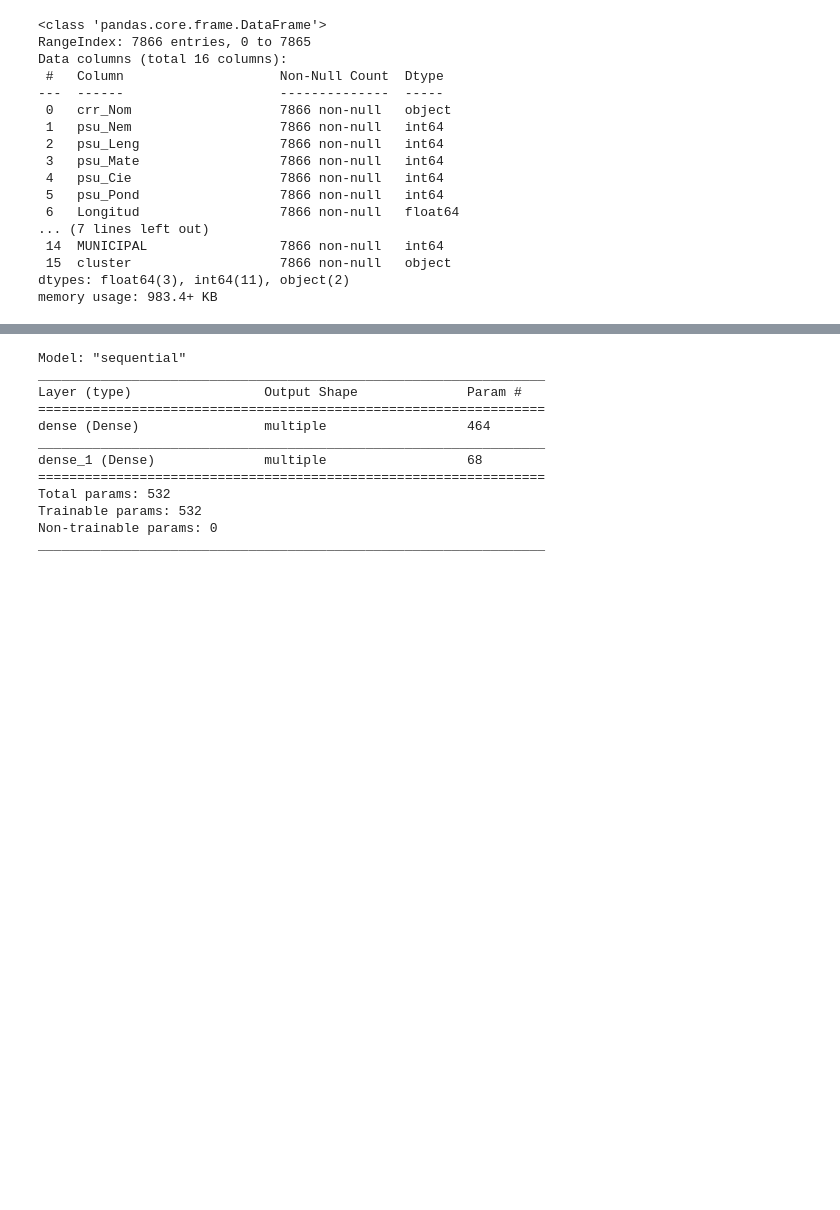
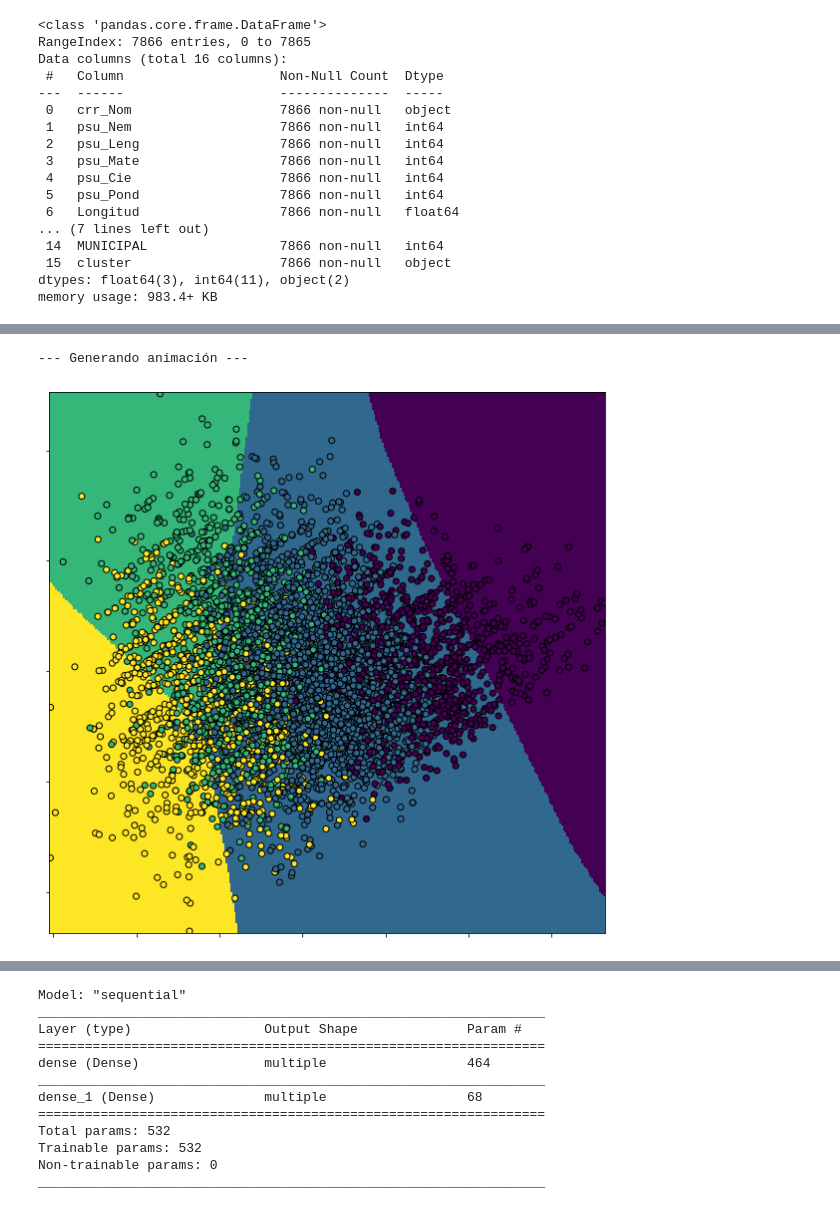
Before and after one commit to joseortegalabra/MLBI, a Jupyter notebook: Tarea1_MLBI_José_Ignacio_Ortega_Labra.ipynb, the cells around one changed output, grey strips where cells are left out. Saved outputs shown, nothing was run; the diff lists cells and outputs as text; code cells hidden in the pictures; blank space fills up the shorter version.

```diff
--- a/Tarea1_MLBI_José_Ignacio_Ortega_Labra.ipynb
+++ b/Tarea1_MLBI_José_Ignacio_Ortega_Labra.ipynb
@@ -327,0 +333,3 @@ weighted avg     0.7942    0.7954    0.7937      1574
+# %%
+loss_object = kr.losses.CategoricalCrossentropy()
+optimizer = kr.optimizers.Adam(learning_rate = lr)
@@ -327,0 +343,27 @@ weighted avg     0.7942    0.7954    0.7937      1574
+# %%
+def train_step(data, labels):
+  with tf.GradientTape() as tape:
+    predictions = model_ex1(data)
+    loss = loss_object(labels, predictions)
+  gradients = tape.gradient(loss, model_ex1.trainable_variables)
+  optimizer.apply_gradients(zip(gradients, model_ex1.trainable_variables))
+
+  train_loss(loss)
+  train_accuracy(  tf.argmax(labels, axis=1).numpy() , predictions)
+# %%
+def test_step(data, labels):
+  predictions = model_ex1(data)
+  t_loss = loss_object(labels, predictions)
+
+  test_loss(t_loss)
+  test_accuracy( tf.argmax(labels, axis=1).numpy(), predictions)
+# %%
+#crear datos para grafico dinamico
+x_min, x_max = ex1.X_train_2d[:, 0].min() - 2., ex1.X_train_2d[:, 0].max() + 2.
+y_min, y_max = ex1.X_train_2d[:, 1].min() - 2., ex1.X_train_2d[:, 1].max() + 2.
+h = 2.
+xx, yy = np.meshgrid(np.arange(x_min, x_max, h), np.arange(y_min, y_max, h))
+data_fict_2d = np.c_[xx.ravel(), yy.ravel()]
+data_fict = ex1.scaler.transform(ex1.pca.inverse_transform(data_fict_2d))
+
+ims = []
@@ -327,0 +428,16 @@ weighted avg     0.7942    0.7954    0.7937      1574
+# %%
+#Animación Train
+ims = []
+
+fig = plt.figure(figsize=(10, 10))
+
+print("--- Generando animación ---")
+
+for fr in range(len(iPY)):
+  im = plt.pcolormesh(xx, yy, iPY[fr], animated=True)
+  plt.scatter(ex1.X_train_2d[:, 0], ex1.X_train_2d[:, 1], c=ex1.y_train, edgecolors='k')
+  plt.tick_params(labelbottom=False, labelleft=False)
+  ims.append([im])
+# %% [output]
+--- Generando animación ---
+[figure, added]
```
Also changed, not shown: parts of 96 cells of this notebook.
